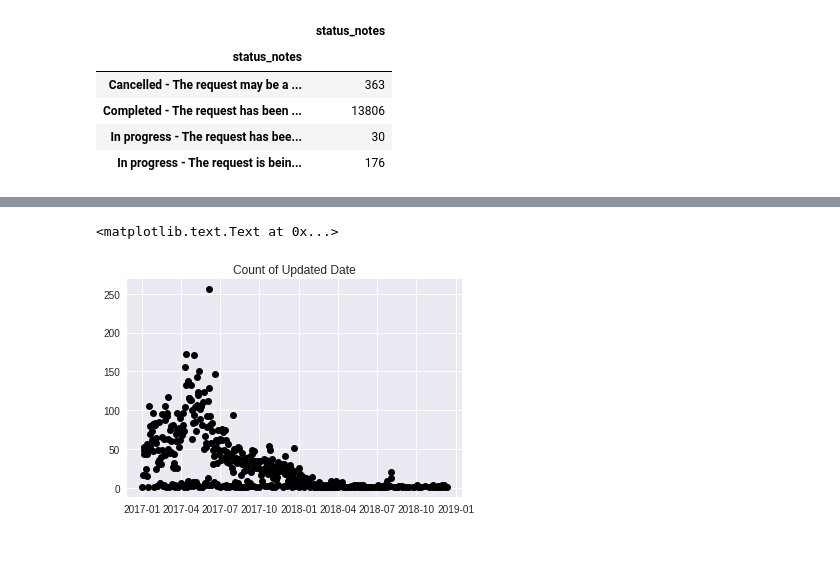
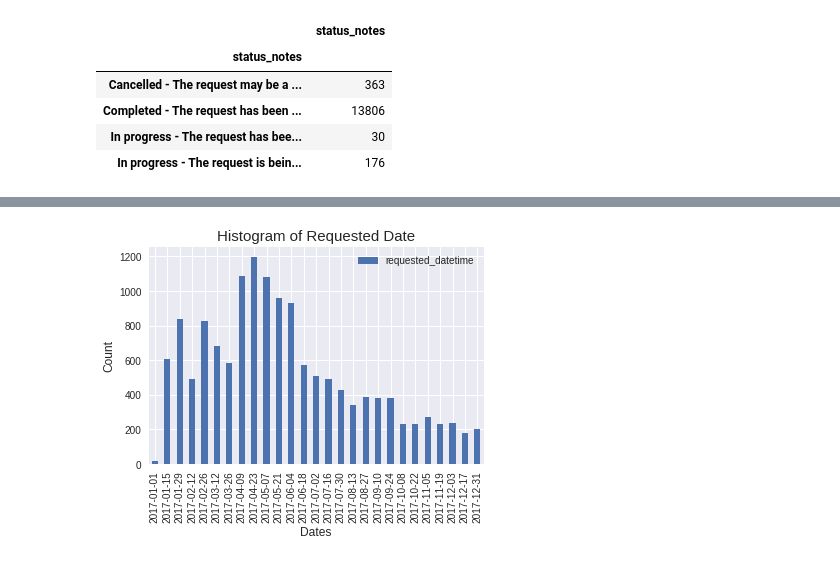
Before and after one commit to zoubinirani/311-service-request, a Jupyter notebook: draftNotebook.ipynb, the cells around one changed output, grey strips where cells are left out. Saved outputs shown, nothing was run; the diff lists cells and outputs as text; code cells hidden in the pictures.

```diff
--- a/draftNotebook.ipynb
+++ b/draftNotebook.ipynb
@@ -121,9 +103,6 @@ ax.set_title('Count of Expected Date')
-# %%
-#Count of Updated Date
-updatedDate = pd.DataFrame(requestsDataFrame.groupby(['updated_datetime'])['updated_datetime'].agg(len))
-fig, ax = plt.subplots()
-ax.plot(updatedDate['updated_datetime'].index, updatedDate['updated_datetime'].values,'o', color='black')
-ax.set_title('Count of Updated Date')
-# %% [output]
-<matplotlib.text.Text at 0x...>
-[figure, removed]
+# %%
+#Histogram of Requested Datetime
+histogram_plot(data=requestsDataFrame, column_name="requested_datetime", period="2W",
+               plot_title = "Histogram of Requested Date", xaxis_label = "Date", yaxis_label = "Count")
+# %% [output]
+[figure, added]
```
Also changed, not shown: parts of 15 cells of this notebook.
